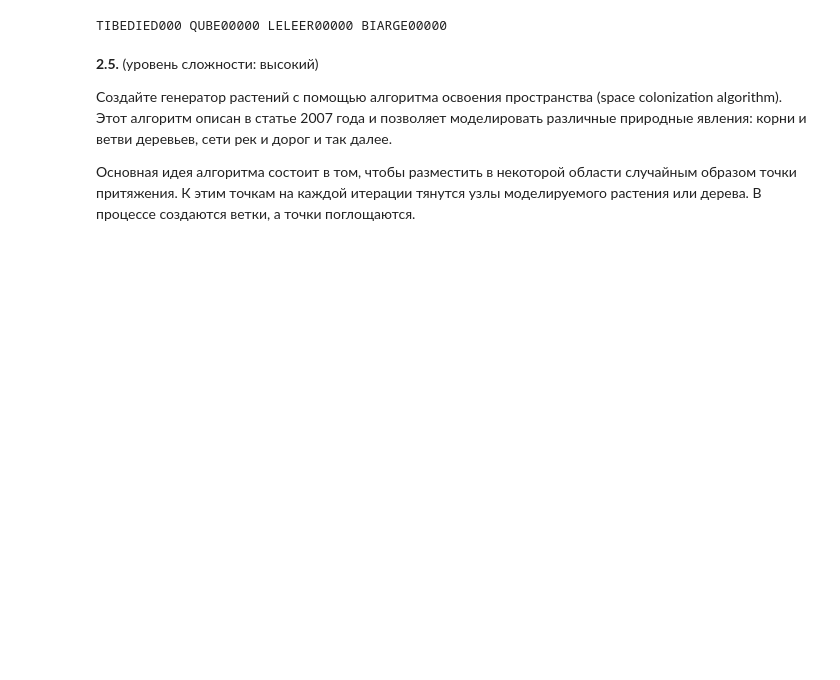
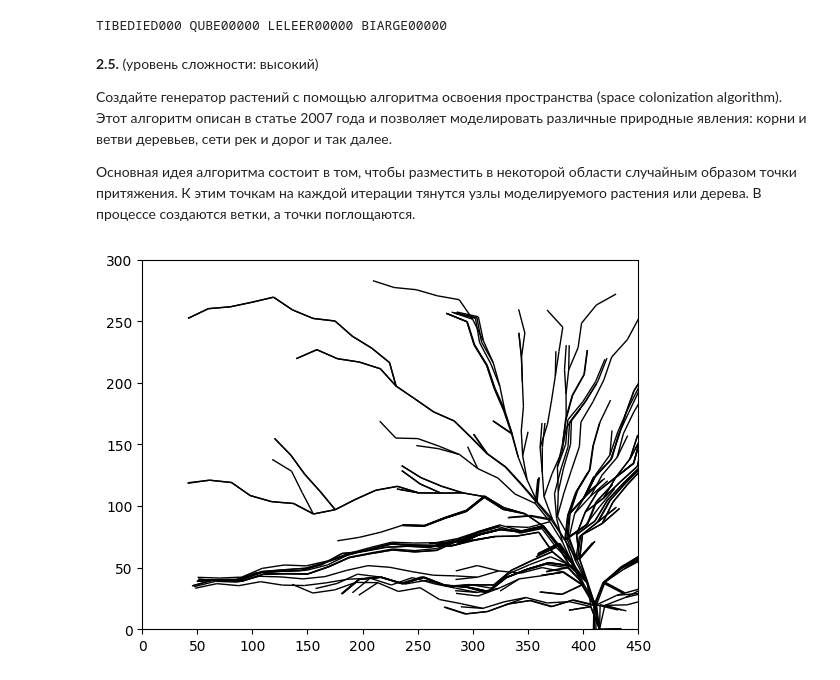
Before and after one commit to k0ndrateff/mirea_python, a Jupyter notebook: practices/practice3/block2/block2.ipynb, the cells around one changed output. Drawn from its saved outputs; the diff is of its cells as text; code cells hidden in the pictures; blank space fills up the shorter version.

Commit message:
feat: block 2 tree generators

```diff
--- a/practices/practice3/block2/block2.ipynb
+++ b/practices/practice3/block2/block2.ipynb
@@ -320,3 +322,78 @@ TIBEDIED000 QUBE00000 LELEER00000 BIARGE00000
 Создайте генератор растений с помощью алгоритма освоения пространства (space colonization algorithm). Этот алгоритм описан в статье 2007 года и позволяет моделировать различные природные явления: корни и ветви деревьев, сети рек и дорог и так далее.
 
 Основная идея алгоритма состоит в том, чтобы разместить в некоторой области случайным образом точки притяжения. К этим точкам на каждой итерации тянутся узлы моделируемого растения или дерева. В процессе создаются ветки, а точки поглощаются.
+# %%
+width = 450
+height = 300
+N = 1000
+n_of_tree_nodes = 1
+d_k = 50
+d_i = 100
+D = 20
+steps = 35
+
+Point = tuple[int, int]
+
+def generate_points(n: int) -> list[Point]:
+    return [((width / n + 1) * i + 1, random.randint(0, height)) for i in range(n)]
+
+
+def generate_starting_points(n: int) -> list[Point]:
+    return [(random.randint(0, width), 0) for _ in range(n)]
+
+
+def get_distance(point1: Point, point2: Point) -> float:
+    return math.sqrt((point1[0] - point2[0]) ** 2 + (point1[1] - point2[1])**2)
+
+
+def get_nearest_attraction_points(tree_node: Point, attraction_points: list[Point]) -> list[Point]:
+    return list(filter(lambda p: get_distance(p, tree_node) <= d_i, attraction_points))
+
+
+def calculate_v_streak(v: Point, S: list[Point]) -> Point:
+    n_vector = [0, 0]
+
+    for s in S:
+        s_minus_v = (s[0] - v[0], s[1] - v[1])
+        modulus_s_minus_v = math.sqrt(s_minus_v[0] ** 2 + s_minus_v[1] ** 2)
+        n_vector[0] += s_minus_v[0] / modulus_s_minus_v
+        n_vector[1] += s_minus_v[1] / modulus_s_minus_v
+
+    n_norma = math.sqrt(n_vector[0] ** 2 + n_vector[1] ** 2)
+    n = (n_vector[0] / n_norma, n_vector[1] / n_norma)
+    nD = (n[0] * D, n[1] * D)
+    v_streak = (v[0] + nD[0], v[1] + nD[1])
+    return v_streak
+
+
+def main():
+    attraction_points = generate_points(N)
+    tree_nodes = generate_starting_points(n_of_tree_nodes)
+    segments = []
+
+    for i in range(steps):
+        for tree_node in tree_nodes:
+            attraction_points = list(filter(lambda p: get_distance(p, tree_node) >= d_k, attraction_points))
+
+        new_tree_nodes = []
+        for tree_node in tree_nodes:
+            S = get_nearest_attraction_points(tree_node, attraction_points)
+            if len(S) > 0:
+                v_streak = calculate_v_streak(tree_node, S)
+                new_tree_nodes.append(v_streak)
+                segments.append((tree_node, v_streak))
+        tree_nodes += new_tree_nodes
+        global d_i
+        d_i -= (d_i / steps * 0.75)
+
+    line_segments = LineCollection(segments, linewidth=1, color=[0x0, 0x0, 0x0])
+    fig, ax = plt.subplots()
+    ax.set_xlim(0, width)
+    ax.set_ylim(0, height)
+    ax.add_collection(line_segments)
+    plt.show()
+
+
+main()
+# %% [output]
+[figure, added]
```
Also changed, not shown: parts of 6 cells of this notebook.
